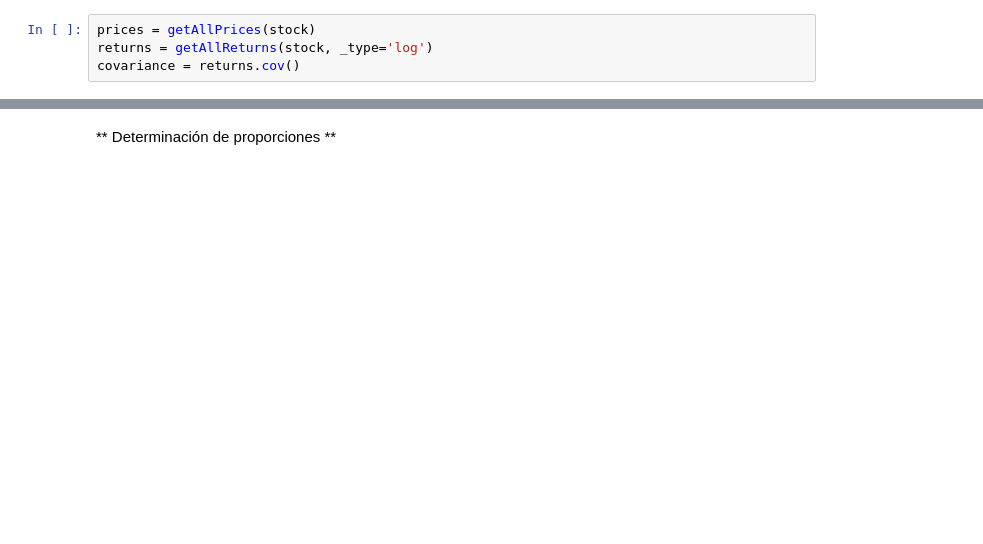
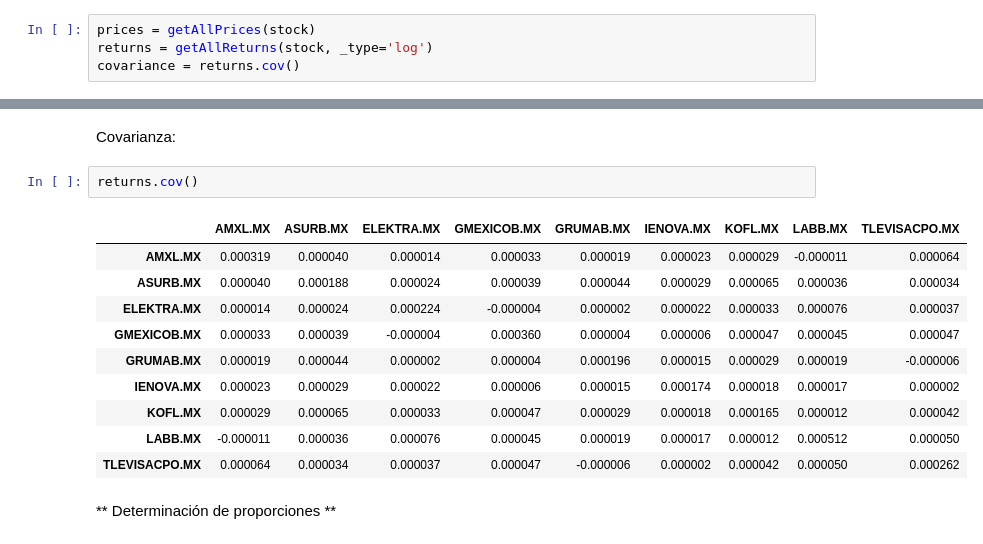
Before and after one commit to RHDZMOTA/simulacion_riesgos, a Jupyter notebook: p1/Trabajo 01 Simulación de Riesgos Financieros.ipynb, the cells around one changed output, grey strips where cells are left out. Drawn from its saved outputs; the diff is of its cells as text; blank space fills up the shorter version.

```diff
--- a/p1/Trabajo 01 Simulación de Riesgos Financieros.ipynb
+++ b/p1/Trabajo 01 Simulación de Riesgos Financieros.ipynb
@@ -1153,2 +1165,17 @@ Return's std:
+# %% [markdown]
+Covarianza:
+# %%
+returns.cov()
+# %% [output]
+|  | AMXL.MX | ASURB.MX | ELEKTRA.MX | GMEXICOB.MX | GRUMAB.MX | IENOVA.MX | KOFL.MX | LABB.MX | TLEVISACPO.MX |
+| AMXL.MX | 0.000319 | 0.000040 | 0.000014 | 0.000033 | 0.000019 | 0.000023 | 0.000029 | -0.000011 | 0.000064 |
+| ASURB.MX | 0.000040 | 0.000188 | 0.000024 | 0.000039 | 0.000044 | 0.000029 | 0.000065 | 0.000036 | 0.000034 |
+| ELEKTRA.MX | 0.000014 | 0.000024 | 0.000224 | -0.000004 | 0.000002 | 0.000022 | 0.000033 | 0.000076 | 0.000037 |
+| GMEXICOB.MX | 0.000033 | 0.000039 | -0.000004 | 0.000360 | 0.000004 | 0.000006 | 0.000047 | 0.000045 | 0.000047 |
+| GRUMAB.MX | 0.000019 | 0.000044 | 0.000002 | 0.000004 | 0.000196 | 0.000015 | 0.000029 | 0.000019 | -0.000006 |
+| IENOVA.MX | 0.000023 | 0.000029 | 0.000022 | 0.000006 | 0.000015 | 0.000174 | 0.000018 | 0.000017 | 0.000002 |
+| KOFL.MX | 0.000029 | 0.000065 | 0.000033 | 0.000047 | 0.000029 | 0.000018 | 0.000165 | 0.000012 | 0.000042 |
+| LABB.MX | -0.000011 | 0.000036 | 0.000076 | 0.000045 | 0.000019 | 0.000017 | 0.000012 | 0.000512 | 0.000050 |
+| TLEVISACPO.MX | 0.000064 | 0.000034 | 0.000037 | 0.000047 | -0.000006 | 0.000002 | 0.000042 | 0.000050 | 0.000262 |
 # %% [markdown]
 ** Determinación de proporciones **
```
Also changed, not shown: parts of 53 cells of this notebook.
